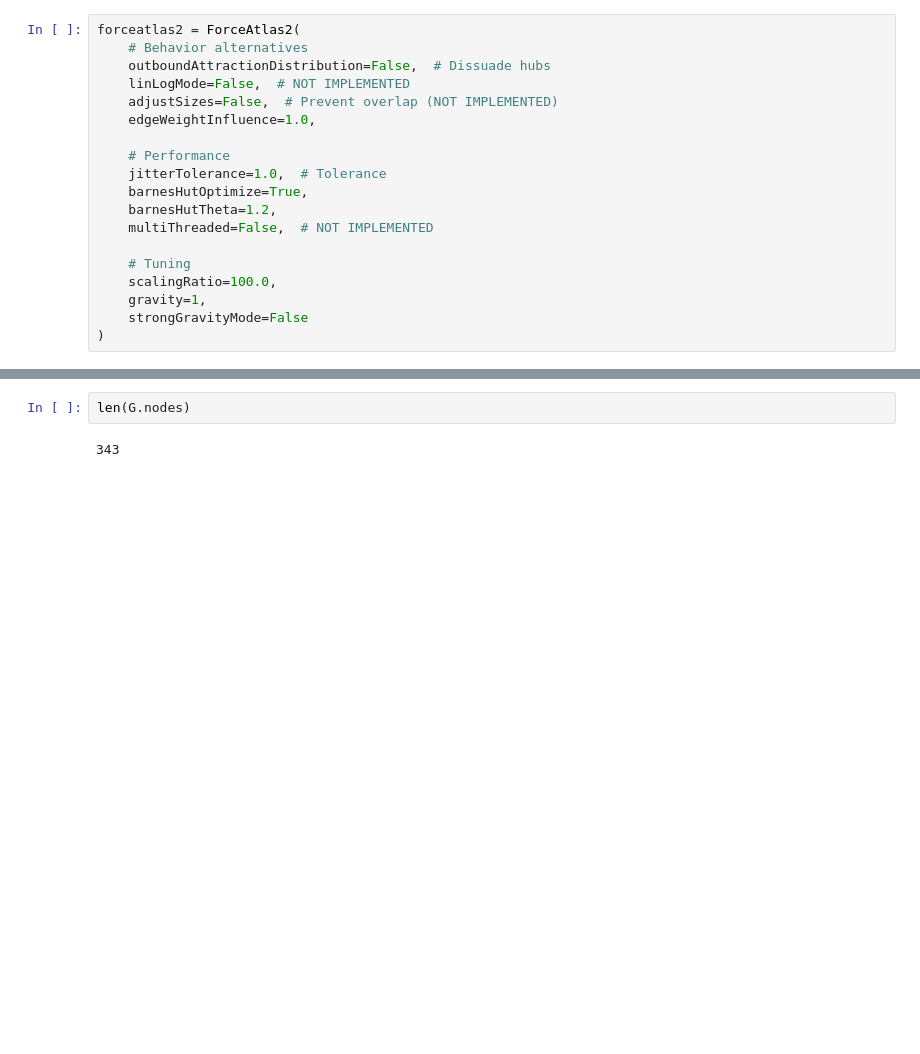
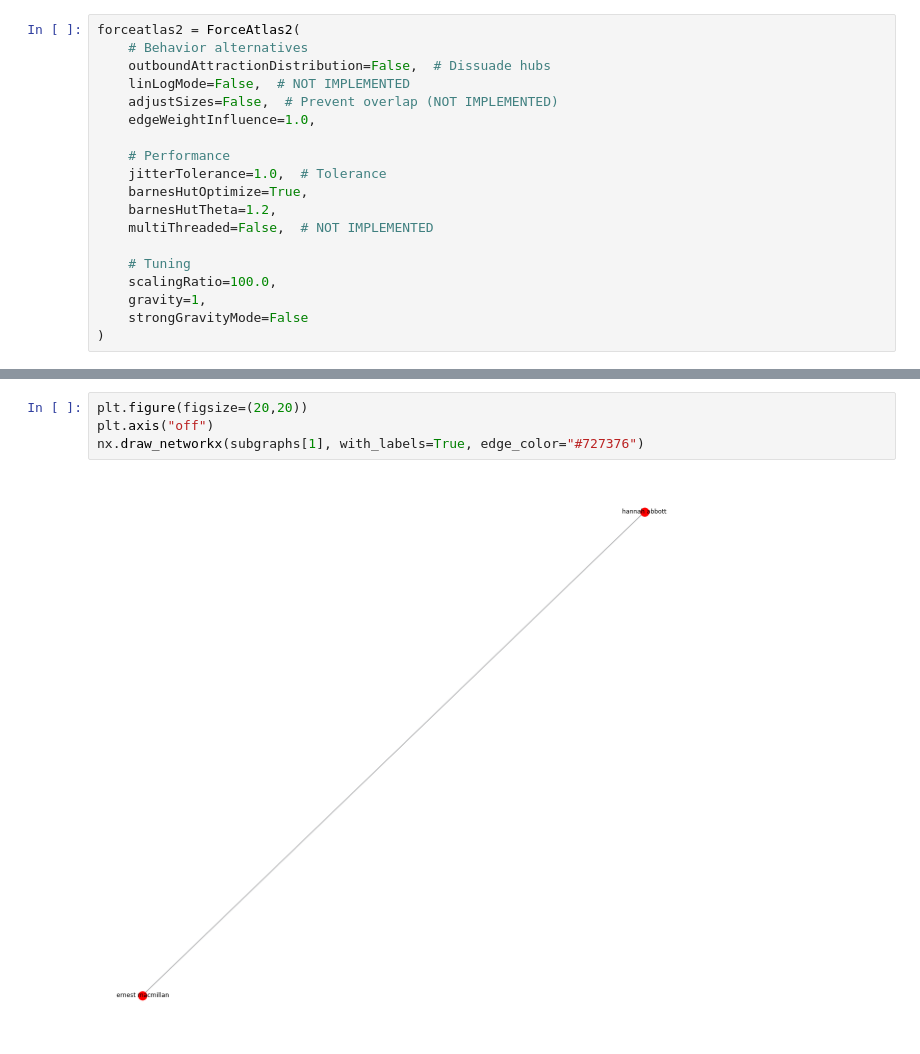
Before and after one commit to S143923/SG_Harry_Potter, a Jupyter notebook: Scripts/movieNetworks.ipynb, the cells around one changed output, grey strips where cells are left out. Saved outputs shown, nothing was run; the diff lists cells and outputs as text; blank space fills up the shorter version.

```diff
--- a/Scripts/movieNetworks.ipynb
+++ b/Scripts/movieNetworks.ipynb
@@ -138,4 +103,6 @@ nx.draw_networkx(G, pos=positions, with_labels=False, edge_color="#727376")
-# %%
-len(G.nodes)
-# %% [output]
-343
+# %%
+plt.figure(figsize=(20,20))
+plt.axis("off")
+nx.draw_networkx(subgraphs[1], with_labels=True, edge_color="#727376")
+# %% [output]
+[figure, added]
```
Also changed, not shown: parts of 23 cells of this notebook, 2 other files.
